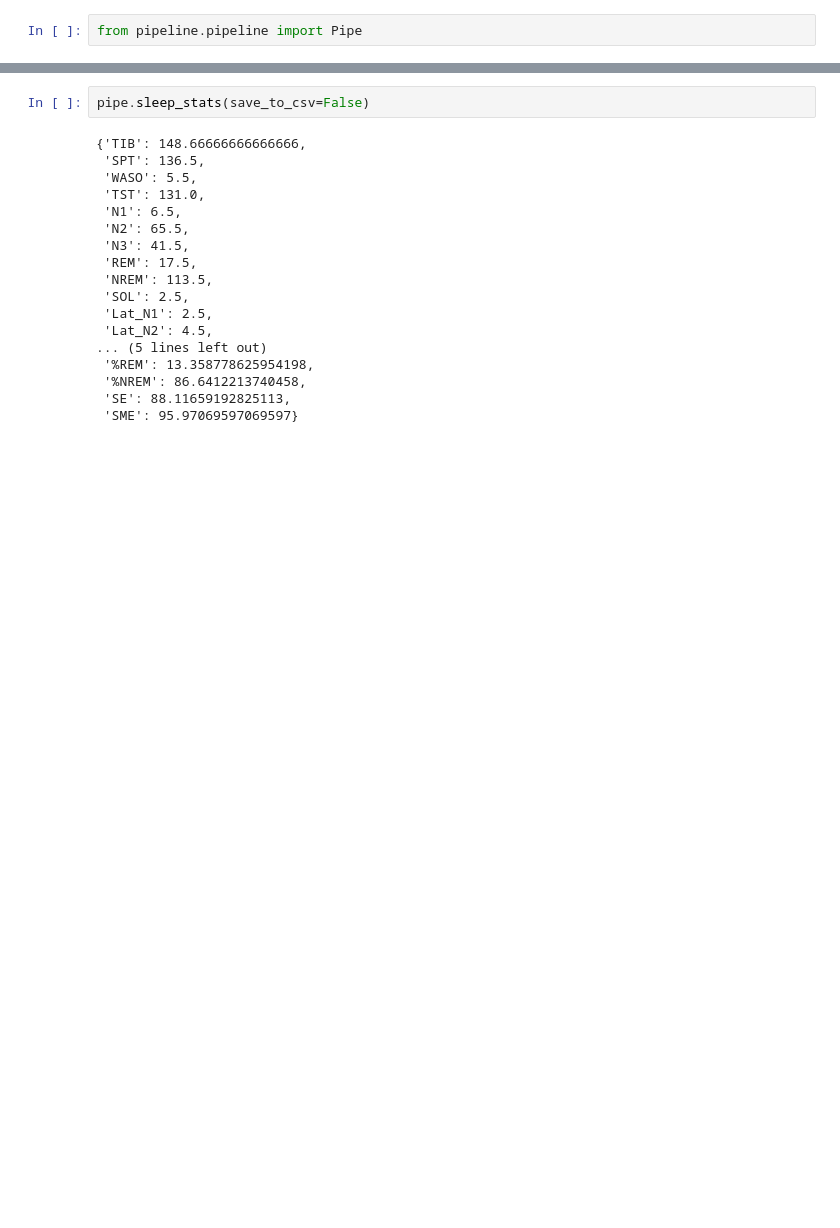
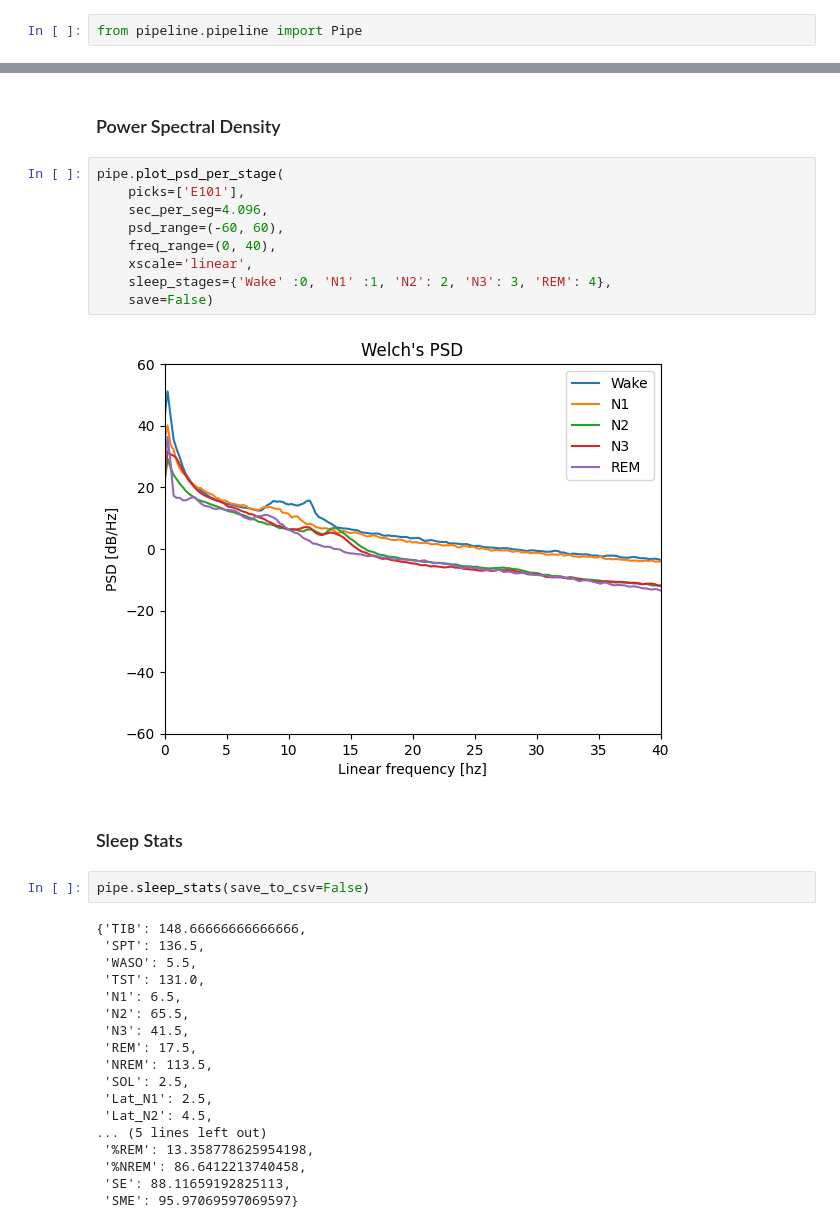
Before and after one commit to NirLab-TAU/sleepeegpy, a Jupyter notebook: test.ipynb, the cells around one changed output, grey strips where cells are left out. Saved outputs shown, nothing was run; the diff lists cells and outputs as text; blank space fills up the shorter version.

```diff
--- a/test.ipynb
+++ b/test.ipynb
@@ -34,3 +48,18 @@ Reading EGI MFF Header from D:\Yuval\nap_data\HZ4\HZ4_SLEEP_20210629_132715.mff.
+# %% [markdown]
+### Power Spectral Density
+# %%
+pipe.plot_psd_per_stage(
+    picks=['E101'],
+    sec_per_seg=4.096,
+    psd_range=(-60, 60),
+    freq_range=(0, 40),
+    xscale='linear',
+    sleep_stages={'Wake' :0, 'N1' :1, 'N2': 2, 'N3': 3, 'REM': 4},
+    save=False)
+# %% [output]
+[figure, added]
+# %% [markdown]
+### Sleep Stats
 # %%
 pipe.sleep_stats(save_to_csv=False)
 # %% [output]
```
Also changed, not shown: parts of 17 cells of this notebook, 3 other files.
